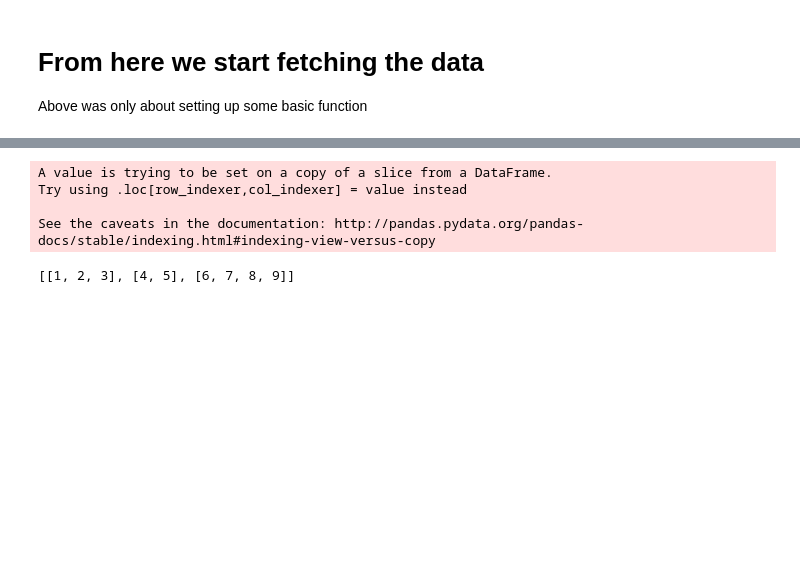
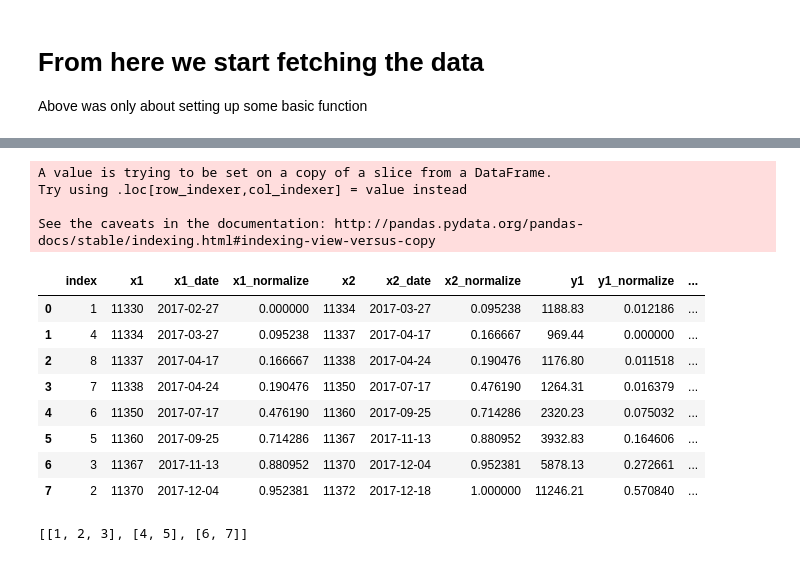
Before and after one commit to hyperwave-research/research, a Jupyter notebook: hyperwave_find_phases.ipynb, the cells around one changed output, grey strips where cells are left out. Cells and saved outputs as stored; diff of their text form; code cells hidden in the pictures; blank space fills up the shorter version.

```diff
--- a/hyperwave_find_phases.ipynb
+++ b/hyperwave_find_phases.ipynb
@@ -729,14 +767,26 @@ class hyperwave:
         return max_price
 # %%
 hw = hyperwave()
-df_result = hw.get_hyperwave(df_weekly_price)
+
+(df_result, phases) = hw.get_hyperwave(df_weekly_price)
 # display(df_result)
-display(df_result)
+with pd.option_context('display.max_rows', None, 'display.max_columns', None):
+    display(df_result)
+    display(phases)
 # display(df_result.loc[2:])
 # hw._get_hw_start_week(df_result)
 # %% [output]
 A value is trying to be set on a copy of a slice from a DataFrame.
 Try using .loc[row_indexer,col_indexer] = value instead
 
 See the caveats in the documentation: http://pandas.pydata.org/pandas-docs/stable/indexing.html#indexing-view-versus-copy
+|  | index | x1 | x1_date | x1_normalize | x2 | x2_date | x2_normalize | y1 | y1_normalize | ... |
+| 0 | 1 | 11330 | 2017-02-27 | 0.000000 | 11334 | 2017-03-27 | 0.095238 | 1188.83 | 0.012186 | ... |
+| 1 | 4 | 11334 | 2017-03-27 | 0.095238 | 11337 | 2017-04-17 | 0.166667 | 969.44 | 0.000000 | ... |
+| 2 | 8 | 11337 | 2017-04-17 | 0.166667 | 11338 | 2017-04-24 | 0.190476 | 1176.80 | 0.011518 | ... |
+| 3 | 7 | 11338 | 2017-04-24 | 0.190476 | 11350 | 2017-07-17 | 0.476190 | 1264.31 | 0.016379 | ... |
+| 4 | 6 | 11350 | 2017-07-17 | 0.476190 | 11360 | 2017-09-25 | 0.714286 | 2320.23 | 0.075032 | ... |
+| 5 | 5 | 11360 | 2017-09-25 | 0.714286 | 11367 | 2017-11-13 | 0.880952 | 3932.83 | 0.164606 | ... |
+| 6 | 3 | 11367 | 2017-11-13 | 0.880952 | 11370 | 2017-12-04 | 0.952381 | 5878.13 | 0.272661 | ... |
+| 7 | 2 | 11370 | 2017-12-04 | 0.952381 | 11372 | 2017-12-18 | 1.000000 | 11246.21 | 0.570840 | ... |
-[[1, 2, 3], [4, 5], [6, 7, 8, 9]]
+[[1, 2, 3], [4, 5], [6, 7]]
```
Also changed, not shown: parts of 15 cells of this notebook.
